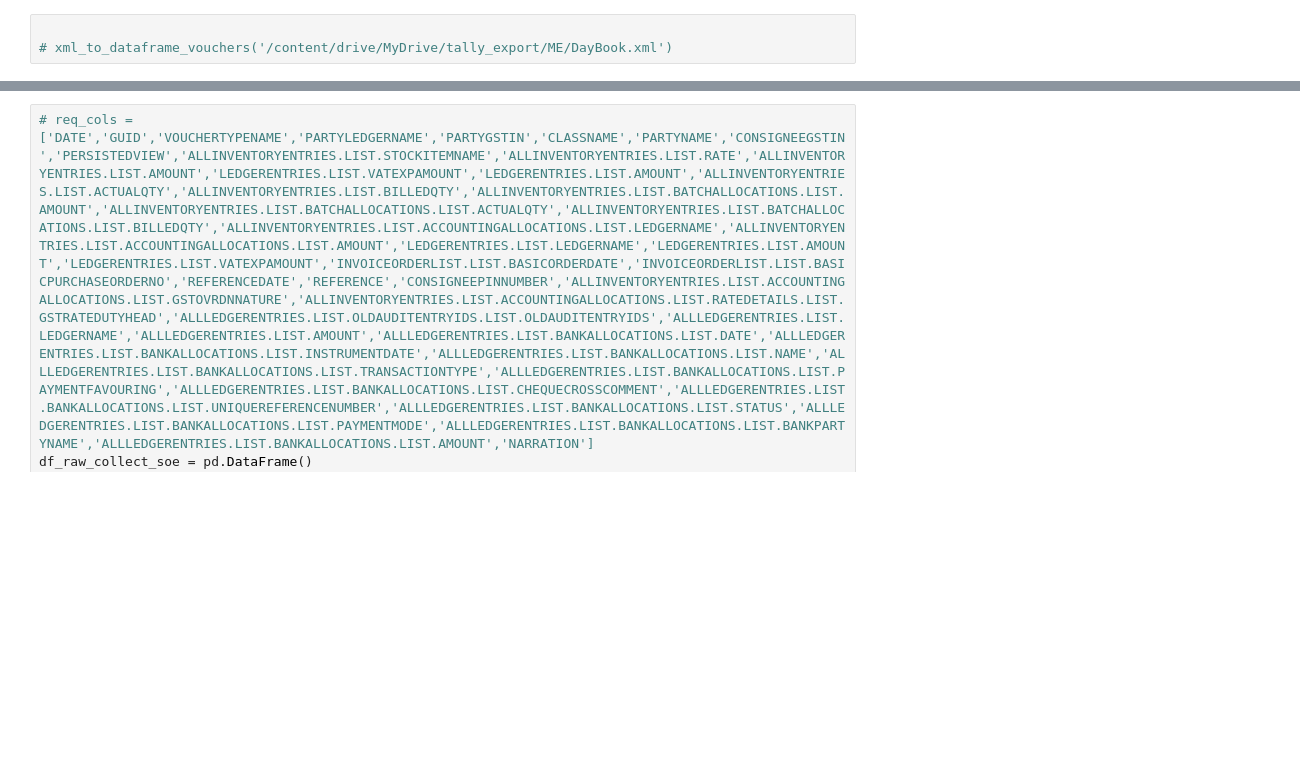
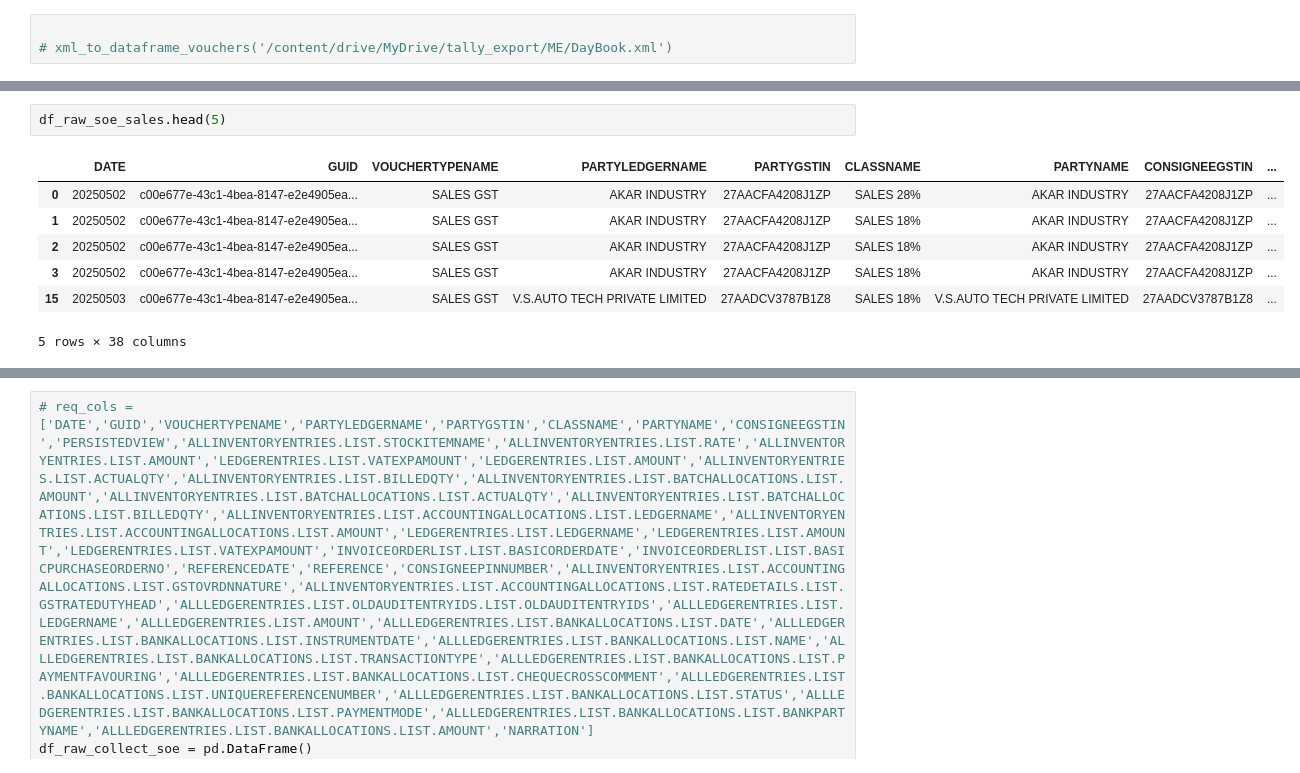
Before and after one commit to omkar-salunke/accounts, a Jupyter notebook: both_tally_daybook.ipynb, the cells around one changed output, grey strips where cells are left out. Saved outputs shown, nothing was run; the diff lists cells and outputs as text; blank space fills up the shorter version.

```diff
--- a/both_tally_daybook.ipynb
+++ b/both_tally_daybook.ipynb
@@ -128,0 +113,10 @@ df_raw_soe
+# %%
+df_raw_soe_sales.head(5)
+# %% [output]
+|  | DATE | GUID | VOUCHERTYPENAME | PARTYLEDGERNAME | PARTYGSTIN | CLASSNAME | PARTYNAME | CONSIGNEEGSTIN | ... |
+| 0 | 20250502 | c00e677e-43c1-4bea-8147-e2e4905ea... | SALES GST | AKAR INDUSTRY | 27AACFA4208J1ZP | SALES 28% | AKAR INDUSTRY | 27AACFA4208J1ZP | ... |
+| 1 | 20250502 | c00e677e-43c1-4bea-8147-e2e4905ea... | SALES GST | AKAR INDUSTRY | 27AACFA4208J1ZP | SALES 18% | AKAR INDUSTRY | 27AACFA4208J1ZP | ... |
+| 2 | 20250502 | c00e677e-43c1-4bea-8147-e2e4905ea... | SALES GST | AKAR INDUSTRY | 27AACFA4208J1ZP | SALES 18% | AKAR INDUSTRY | 27AACFA4208J1ZP | ... |
+| 3 | 20250502 | c00e677e-43c1-4bea-8147-e2e4905ea... | SALES GST | AKAR INDUSTRY | 27AACFA4208J1ZP | SALES 18% | AKAR INDUSTRY | 27AACFA4208J1ZP | ... |
+| 15 | 20250503 | c00e677e-43c1-4bea-8147-e2e4905ea... | SALES GST | V.S.AUTO TECH PRIVATE LIMITED | 27AADCV3787B1Z8 | SALES 18% | V.S.AUTO TECH PRIVATE LIMITED | 27AADCV3787B1Z8 | ... |
+5 rows × 38 columns
```
Also changed, not shown: parts of 6 cells of this notebook.
